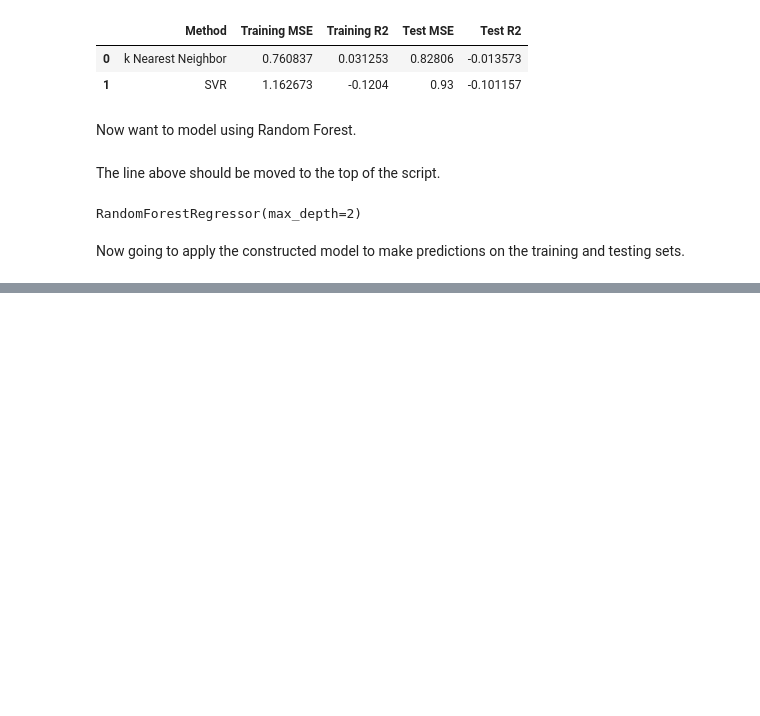
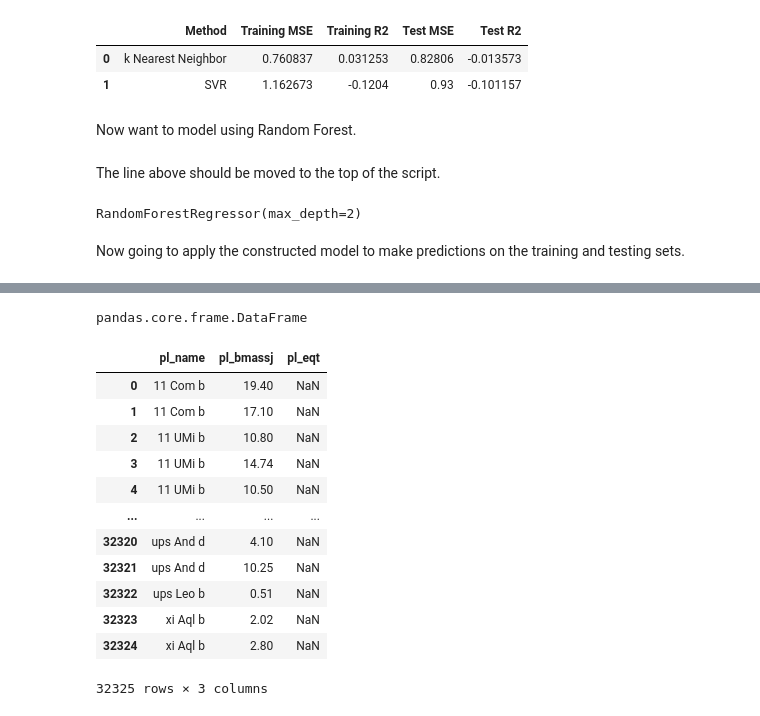
Before and after one commit to jbravo87/blog-projects, a Jupyter notebook: exoplanet_data_notebook.ipynb, the cells around one changed output, grey strips where cells are left out. Cells and saved outputs as stored; diff of their text form; code cells hidden in the pictures; blank space fills up the shorter version.

```diff
--- a/exoplanet_data_notebook.ipynb
+++ b/exoplanet_data_notebook.ipynb
@@ -560,0 +562,3 @@ results2
+# %%
+path3 = 'D:\\PS_2022.04.14_19.39.14.csv'
+raw_data2 = pd.read_csv(path3, skiprows = 28) #  <- notice had to skip first 29 lines.
@@ -560,0 +592,23 @@ results2
+# %%
+type(raw_data2) #<- already a pandas data frame.
+# %% [output]
+pandas.core.frame.DataFrame
+# %%
+df4 = raw_data2.loc[:, ['pl_name','pl_bmassj','pl_eqt']]
+df4.reset_index(drop=True, inplace=True)
+# %%
+df4
+# %% [output]
+|  | pl_name | pl_bmassj | pl_eqt |
+| 0 | 11 Com b | 19.40 | NaN |
+| 1 | 11 Com b | 17.10 | NaN |
+| 2 | 11 UMi b | 10.80 | NaN |
+| 3 | 11 UMi b | 14.74 | NaN |
+| 4 | 11 UMi b | 10.50 | NaN |
+| ... | ... | ... | ... |
+| 32320 | ups And d | 4.10 | NaN |
+| 32321 | ups And d | 10.25 | NaN |
+| 32322 | ups Leo b | 0.51 | NaN |
+| 32323 | xi Aql b | 2.02 | NaN |
+| 32324 | xi Aql b | 2.80 | NaN |
+32325 rows × 3 columns
```
Also changed, not shown: parts of 14 cells of this notebook.
